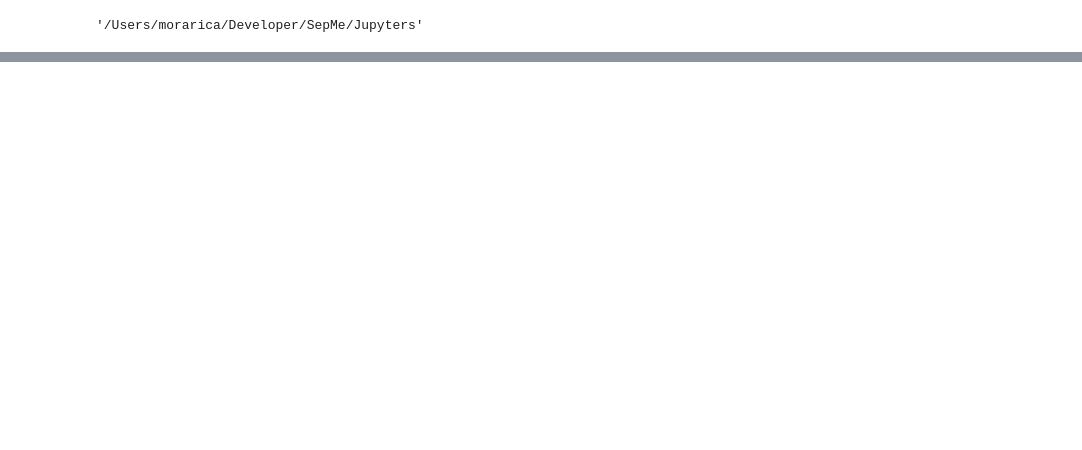
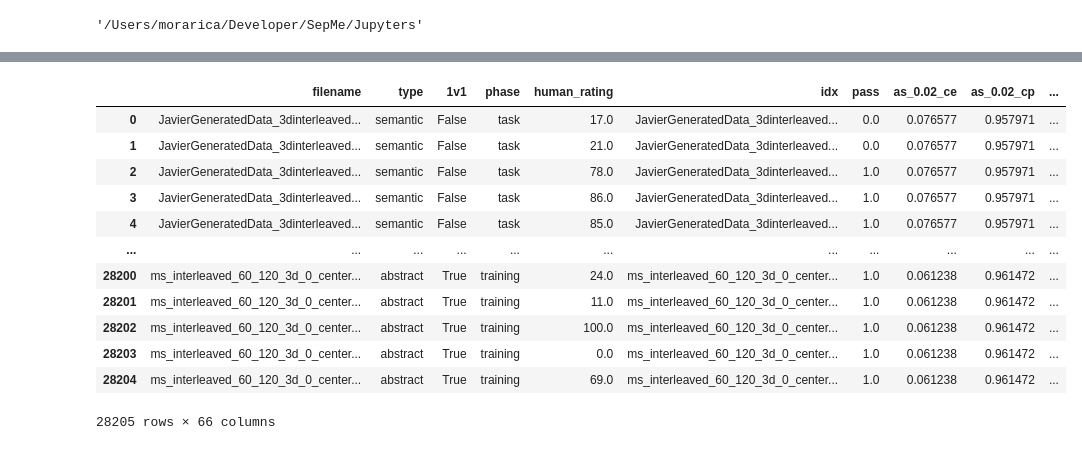
Before and after one commit to kix2mix2/SepMe, a Jupyter notebook: Jupyters/Unify Data.ipynb, the cells around one changed output, grey strips where cells are left out. Saved outputs shown, nothing was run; the diff lists cells and outputs as text; code cells hidden in the pictures; blank space fills up the shorter version.

```diff
--- a/Jupyters/Unify Data.ipynb
+++ b/Jupyters/Unify Data.ipynb
@@ -82,7 +88,11 @@ sep_df.groupby(['graph_purity']).count()
 
 sep_df = sep_df.loc[sep_df['class'].between(0,8)]
 
-sep_df
+sep_df = sep_df.drop(['method'], axis=1)
+
+sep_df['graph'] = ['{}_{}_{}'.format(row['graph_type'],row['graph_param'],row['graph_purity']) for i, row in sep_df.iterrows()]
+sep_df['idx']= ['{}:{}'.format(row['filename'],row['class']) for i, row in sep_df.iterrows()]
+sep_df.to_csv('sepme_data.csv', index=False)
 # %% [output]
 Index(['filename', 'knn_2_ltcc_all', 'knn_2_ltcc_0', 'knn_2_ltcc_1',
        'knn_2_ltcc_2', 'knn_2_ltcc_3', 'knn_2_ltcc_4', 'knn_2_ltcc_5',
@@ -139,0 +105,6 @@ False
+# %%
+df = sep_df.pivot(index='idx', columns='graph', values='value').reset_index()
+df['class'] = [int(row['idx'].split(':')[-1]) for i,row in df.iterrows()]
+df['idx'] = [row['idx'].split('1-2')[0] + str(row['class']) for i,row in df.iterrows()]
+df = df.dropna(thresh=0.8*len(df), axis=1).dropna(thresh=0.5*df.shape[1], axis=0)
+df
@@ -139,0 +199,30 @@ False
+# %%
+final_df = df1.merge(df, on=['idx'], how='left').dropna()
+
+expert_df = pd.read_csv('../data/orig_data/human_reduced_results.csv')
+expert_df = expert_df[['index','M','A']]
+expert_df
+
+final_df = final_df.merge(expert_df, left_on='idx', right_on='index')
+
+final_df.columns = list(final_df.columns)
+final_df['class'] = final_df['class_x']
+final_df = final_df.drop(['class_x', 'class_y'],axis=1)
+
+
+final_df.to_csv('lazy_all.csv', index=False)
+final_df
+# %% [output]
+|  | filename | type | 1v1 | phase | human_rating | idx | pass | as_0.02_ce | as_0.02_cp | ... |
+| 0 | JavierGeneratedData_3dinterleaved... | semantic | False | task | 17.0 | JavierGeneratedData_3dinterleaved... | 0.0 | 0.076577 | 0.957971 | ... |
+| 1 | JavierGeneratedData_3dinterleaved... | semantic | False | task | 21.0 | JavierGeneratedData_3dinterleaved... | 0.0 | 0.076577 | 0.957971 | ... |
+| 2 | JavierGeneratedData_3dinterleaved... | semantic | False | task | 78.0 | JavierGeneratedData_3dinterleaved... | 1.0 | 0.076577 | 0.957971 | ... |
+| 3 | JavierGeneratedData_3dinterleaved... | semantic | False | task | 86.0 | JavierGeneratedData_3dinterleaved... | 1.0 | 0.076577 | 0.957971 | ... |
+| 4 | JavierGeneratedData_3dinterleaved... | semantic | False | task | 85.0 | JavierGeneratedData_3dinterleaved... | 1.0 | 0.076577 | 0.957971 | ... |
+| ... | ... | ... | ... | ... | ... | ... | ... | ... | ... | ... |
+| 28200 | ms_interleaved_60_120_3d_0_center... | abstract | True | training | 24.0 | ms_interleaved_60_120_3d_0_center... | 1.0 | 0.061238 | 0.961472 | ... |
+| 28201 | ms_interleaved_60_120_3d_0_center... | abstract | True | training | 11.0 | ms_interleaved_60_120_3d_0_center... | 1.0 | 0.061238 | 0.961472 | ... |
+| 28202 | ms_interleaved_60_120_3d_0_center... | abstract | True | training | 100.0 | ms_interleaved_60_120_3d_0_center... | 1.0 | 0.061238 | 0.961472 | ... |
+| 28203 | ms_interleaved_60_120_3d_0_center... | abstract | True | training | 0.0 | ms_interleaved_60_120_3d_0_center... | 1.0 | 0.061238 | 0.961472 | ... |
+| 28204 | ms_interleaved_60_120_3d_0_center... | abstract | True | training | 69.0 | ms_interleaved_60_120_3d_0_center... | 1.0 | 0.061238 | 0.961472 | ... |
+28205 rows × 66 columns
```
Also changed, not shown: parts of 12 cells of this notebook, 2 other files.
